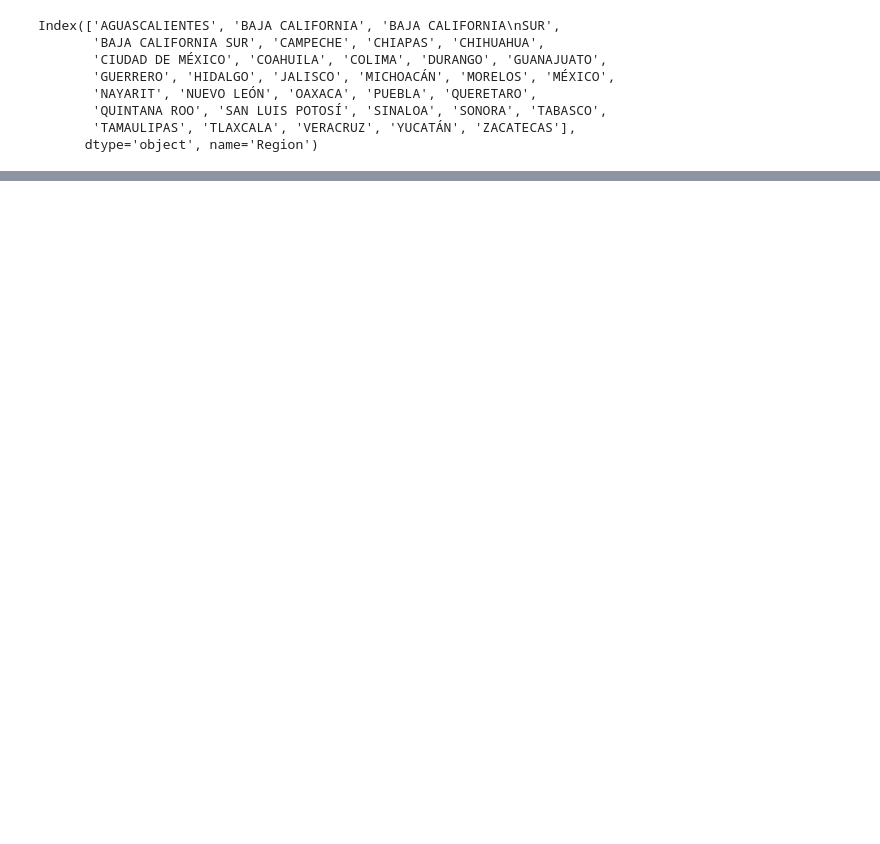
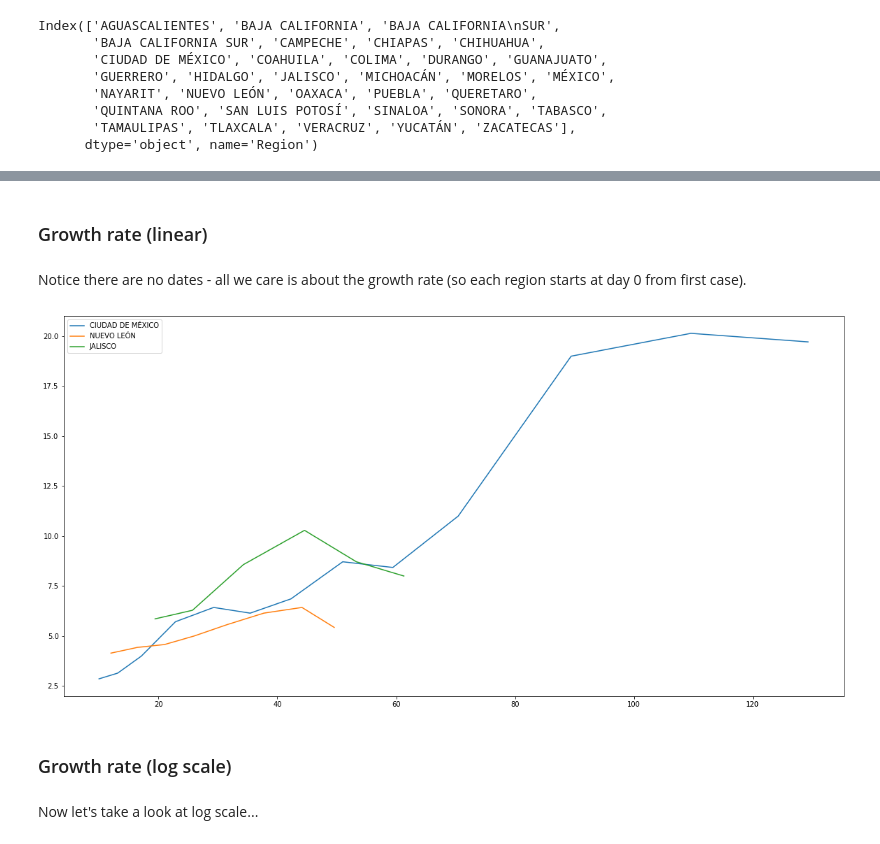
Before and after one commit to marianarf/covid19_mexico_analysis, a Jupyter notebook: mexico_cum_covid.ipynb, the cells around one changed output, grey strips where cells are left out. Drawn from its saved outputs; the diff is of its cells as text; code cells hidden in the pictures; blank space fills up the shorter version.

```diff
--- a/mexico_cum_covid.ipynb
+++ b/mexico_cum_covid.ipynb
@@ -24,5 +24,5 @@ count_df['Region_Cumulative'] = count_df.groupby(['Region'])['Region_Delta'].cum
 # %%
 # Clean up
-count_df = count_df.drop(['Date_Confirmed'], axis=1)
+cum_df = cum_df.drop(['Date_Confirmed'], axis=1)
 # %%
 # Mexico cumulative by date
@@ -75 +107,25 @@ pivot_tbl.fillna(0).cumsum()[['NUEVO LEÓN', 'CIUDAD DE MÉXICO', 'JALISCO']].pl
+# %% [markdown]
+### Growth rate (linear)
+# %% [markdown]
+Notice there are no dates - all we care is about the growth rate (so each region starts at day 0 from first case).
+# %%
+state_lane = {}
+
+plt.figure(figsize=(20,10))
+
+for state in ['CIUDAD DE MÉXICO', 'NUEVO LEÓN', 'JALISCO']:
+    plt.plot(list(pivot_tbl_cum[state].dropna().rolling(window=7).mean()), list(pivot_tbl_delta[state].dropna().rolling(window=7).mean()), label = state) # plotting t, c separately
+    pd.DataFrame(list(pivot_tbl_cum[state].dropna()), list(pivot_tbl_delta[state].dropna())).to_csv('data/output_series/' + state + '.csv')
+
+plt.legend()
+plt.yscale('linear')
+plt.xscale('linear')
+
+plt.show()
+# %% [output]
+[figure, added]
+# %% [markdown]
+### Growth rate (log scale)
+# %% [markdown]
+Now let's take a look at log scale...
 # %%
```
Also changed, not shown: parts of 23 cells of this notebook, 3 other files.
